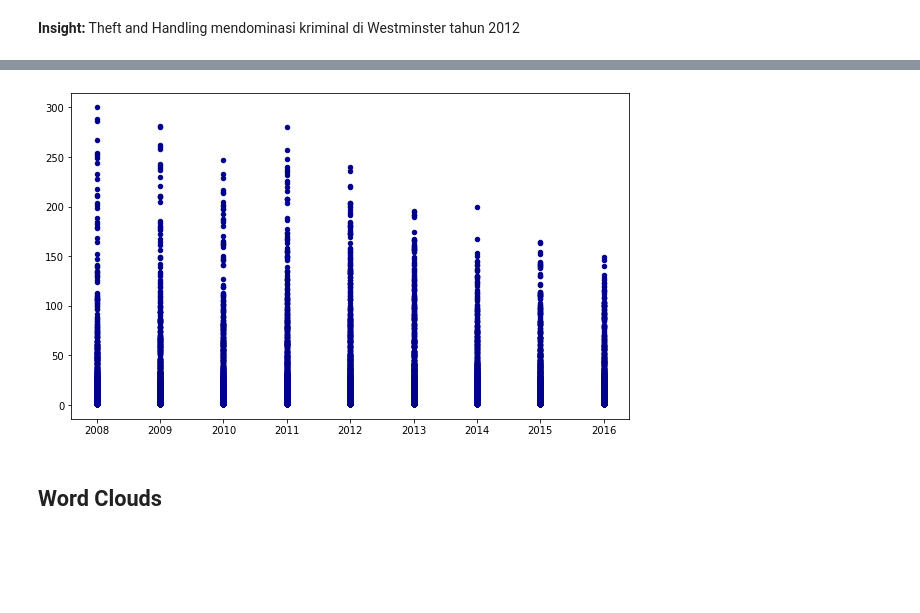
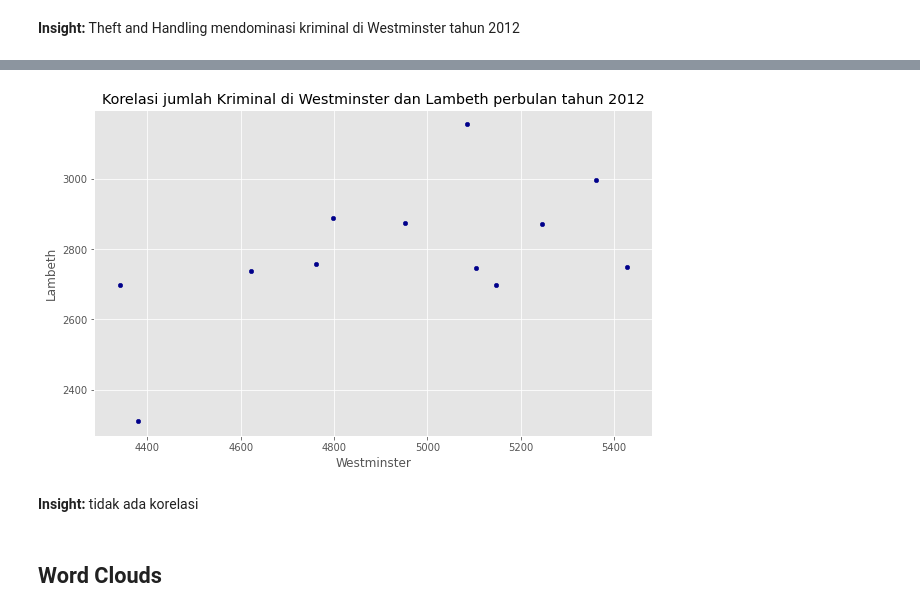
Before and after one commit to oscartbg/python_training, a Jupyter notebook: PYTN_Assgn_1_74_Oscar Forendo.ipynb, the cells around one changed output, grey strips where cells are left out. Drawn from its saved outputs; the diff is of its cells as text; code cells hidden in the pictures; blank space fills up the shorter version.

```diff
--- a/PYTN_Assgn_1_74_Oscar Forendo.ipynb
+++ b/PYTN_Assgn_1_74_Oscar Forendo.ipynb
@@ -394,0 +336,13 @@ data
+# %%
+#data Westminster per bulan di tahun 2012
+df_westminster_2012_month = df_westminster_2012.groupby(["month"])["value"].sum().reset_index(name ='Westminster').set_index('month')
+df_westminster_2012_month
+
+#data Lambeth per bulan di tahun 2012
+df_lambeth_2012 = criminal[(criminal['borough'] == 'Lambeth') & (criminal['year'] == 2012)]
+df_lambeth_2012_month = df_lambeth_2012.groupby(["month"])["value"].sum().reset_index(name ='Lambeth').set_index('month')
+df_lambeth_2012_month
+
+# gabung jadi satu
+data_borough_per_bulan = pd.concat([df_westminster_2012_month, df_lambeth_2012_month], axis=1)
+data_borough_per_bulan
@@ -395,15 +364,17 @@ data
 # %%
-# Graded-Funtion Begin (~1 Lines)
-data.plot(kind='scatter', x='year', y='value', figsize=(10, 6), color='darkblue')
-# Graded-Funtion End
 
-plt.title('')
-plt.xlabel('')
-plt.ylabel('')
+data_borough_per_bulan.plot(kind='scatter', x='Westminster', y='Lambeth', figsize=(10, 6), color='darkblue')
+
+
+plt.title("Korelasi jumlah Kriminal di Westminster dan Lambeth perbulan tahun 2012")
+plt.xlabel('Westminster')
+plt.ylabel('Lambeth')
 
 plt.show()
 # %% [output]
-[figure, old version]
+[figure, new version]
+# %% [markdown]
+**Insight:** tidak ada korelasi
 # %% [markdown]
 ## Word Clouds <a id="8"></a>
 # %%
```
Also changed, not shown: parts of 26 cells of this notebook.
